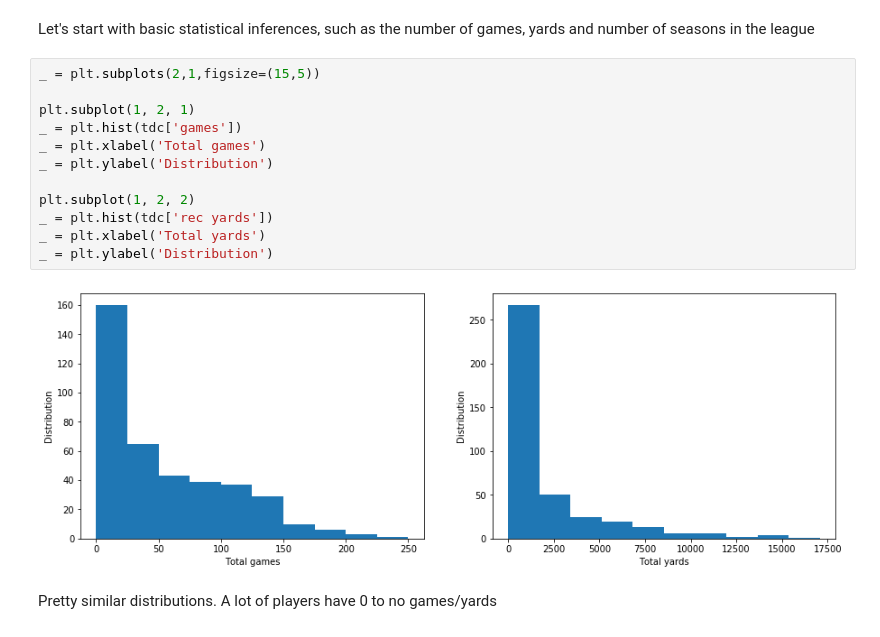
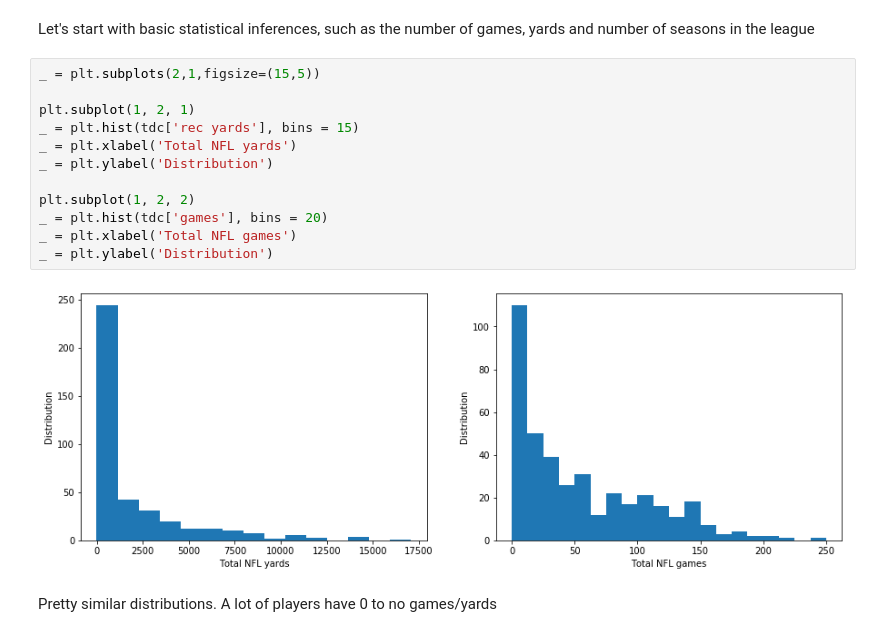
Before and after one commit to adriensaremi/Springboard, a Jupyter notebook: Capstone_1/Exploratory_Data.ipynb, the cells around one changed output. Drawn from its saved outputs; the diff is of its cells as text.

```diff
--- a/Capstone_1/Exploratory_Data.ipynb
+++ b/Capstone_1/Exploratory_Data.ipynb
@@ -29,17 +46,17 @@ Let's start with basic statistical inferences, such as the number of games, yard
 # %%
 _ = plt.subplots(2,1,figsize=(15,5))
 
 plt.subplot(1, 2, 1)
-_ = plt.hist(tdc['games'])
-_ = plt.xlabel('Total games')
+_ = plt.hist(tdc['rec yards'], bins = 15)
+_ = plt.xlabel('Total NFL yards')
 _ = plt.ylabel('Distribution')
 
 plt.subplot(1, 2, 2)
-_ = plt.hist(tdc['rec yards'])
-_ = plt.xlabel('Total yards')
+_ = plt.hist(tdc['games'], bins = 20)
+_ = plt.xlabel('Total NFL games')
 _ = plt.ylabel('Distribution')
 # %% [output]
-[figure, old version]
+[figure, new version]
 # %% [markdown]
 Pretty similar distributions. A lot of players have 0 to no games/yards
 # %%
```
Also changed, not shown: parts of 7 cells of this notebook, 6 other files.
